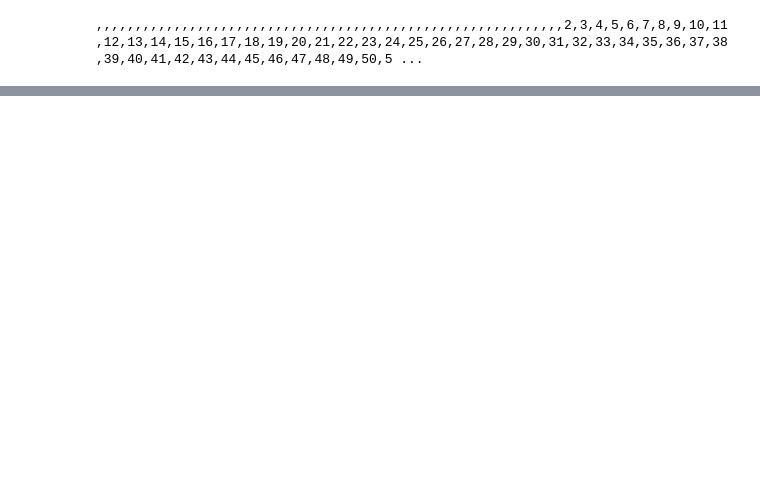
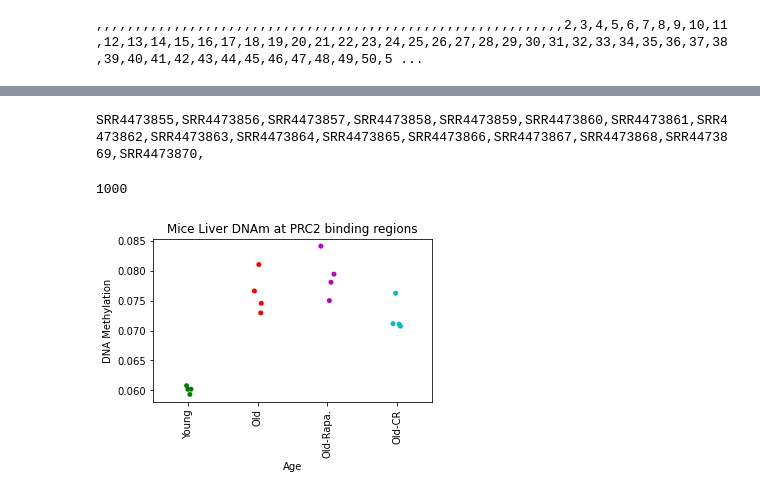
Before and after one commit to moqri/emi, a Jupyter notebook: mice/aging.ipynb, the cells around one changed output, grey strips where cells are left out. Saved outputs shown, nothing was run; the diff lists cells and outputs as text; code cells hidden in the pictures; blank space fills up the shorter version.

```diff
--- a/mice/aging.ipynb
+++ b/mice/aging.ipynb
@@ -80,0 +104,32 @@ ax.set(title='DNAm at EZH2 binding regions (mice)',ylabel='Average DNAm');
+# %%
+for sn in fs:
+    print(sn,end=',')
+    path='data/meth/l/'+sn+'.bw'
+    bw=pyBigWig.open(path)
+    h[sn]=h.apply(lambda x: bw.stats(x['ch'],x['b'],x['e'],'mean',exact=True)[0],axis=1)
+# %% [output]
+SRR4473855,SRR4473856,SRR4473857,SRR4473858,SRR4473859,SRR4473860,SRR4473861,SRR4473862,SRR4473863,SRR4473864,SRR4473865,SRR4473866,SRR4473867,SRR4473868,SRR4473869,SRR4473870,
+# %%
+h['suz']=h.suz/h.suz.max()
+h['ez1']=h.ez1/h.ez1.max()
+h['ez2']=h.ez2/h.ez2.max()
+h['ez']=h[['ez1','ez2']].mean(1)
+h['prc']=h[['ez','suz']].mean(1)
+# %%
+hz=h.sort_values('prc',ascending=False).head(100)
+# %%
+fs=['SRR44738'+str(i) for i in range(55,71)]
+for sn in fs:
+    hz['w'+sn]=hz['rd']*hz[sn]
+# %%
+print(len(hz))
+p=pd.DataFrame(hz[[f for f in fs]].mean())
+p['Age']=4*['Young']+4*['Old']+4*['Old-Rapa.']+4*['Old-CR']
+#p.columns=['Average DNAm','Passage']#,'Condition','Individual']
+fig, ax = plt.subplots(figsize=(5,3))
+ax=sns.stripplot(data=p,x='Age',y=0,palette=['g','r','m','c'])
+ax.set( ylabel='DNA Methylation',title='Mice Liver DNAm at PRC2 binding regions')
+ax.tick_params(axis='x', rotation=90)
+# %% [output]
+1000
+[figure, added]
```
Also changed, not shown: parts of 9 cells of this notebook, 5 other files.
